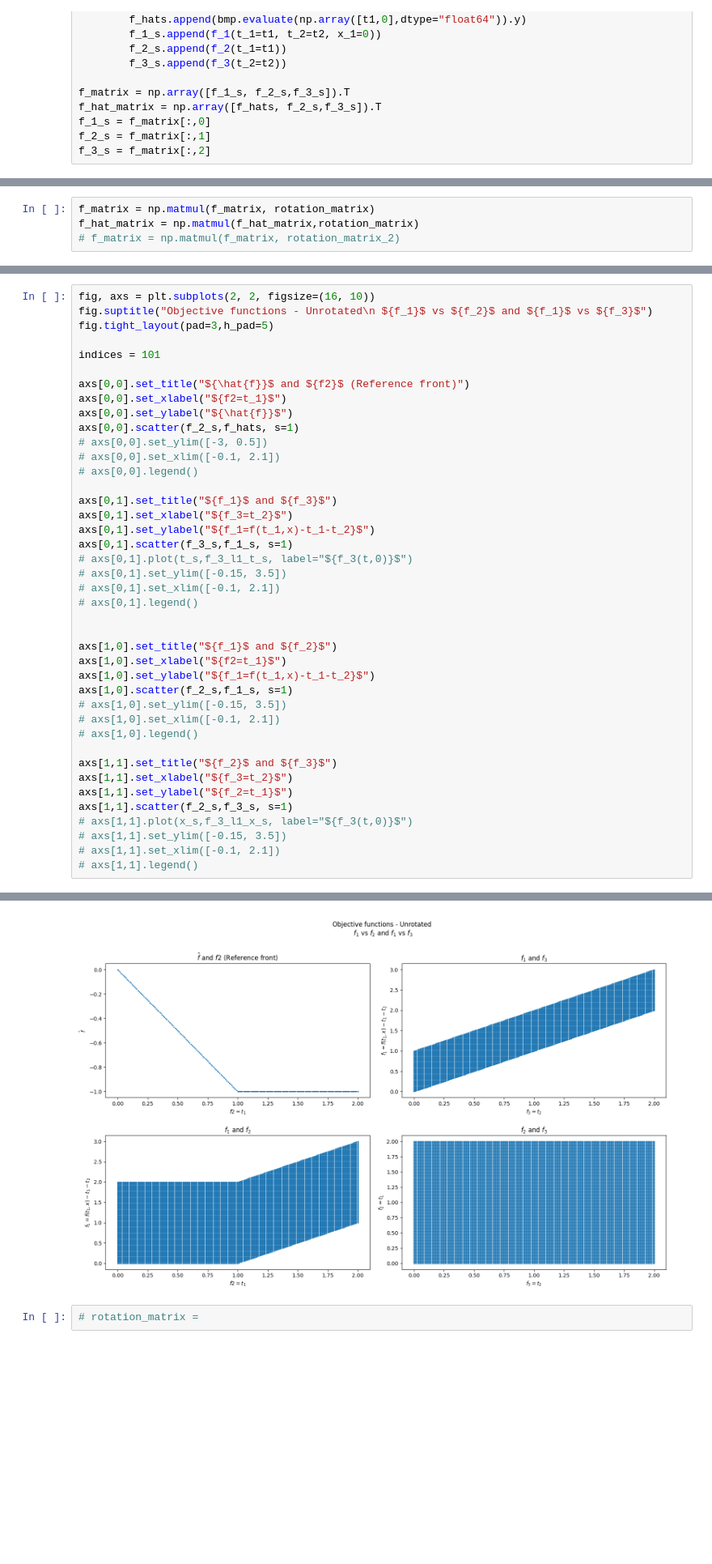
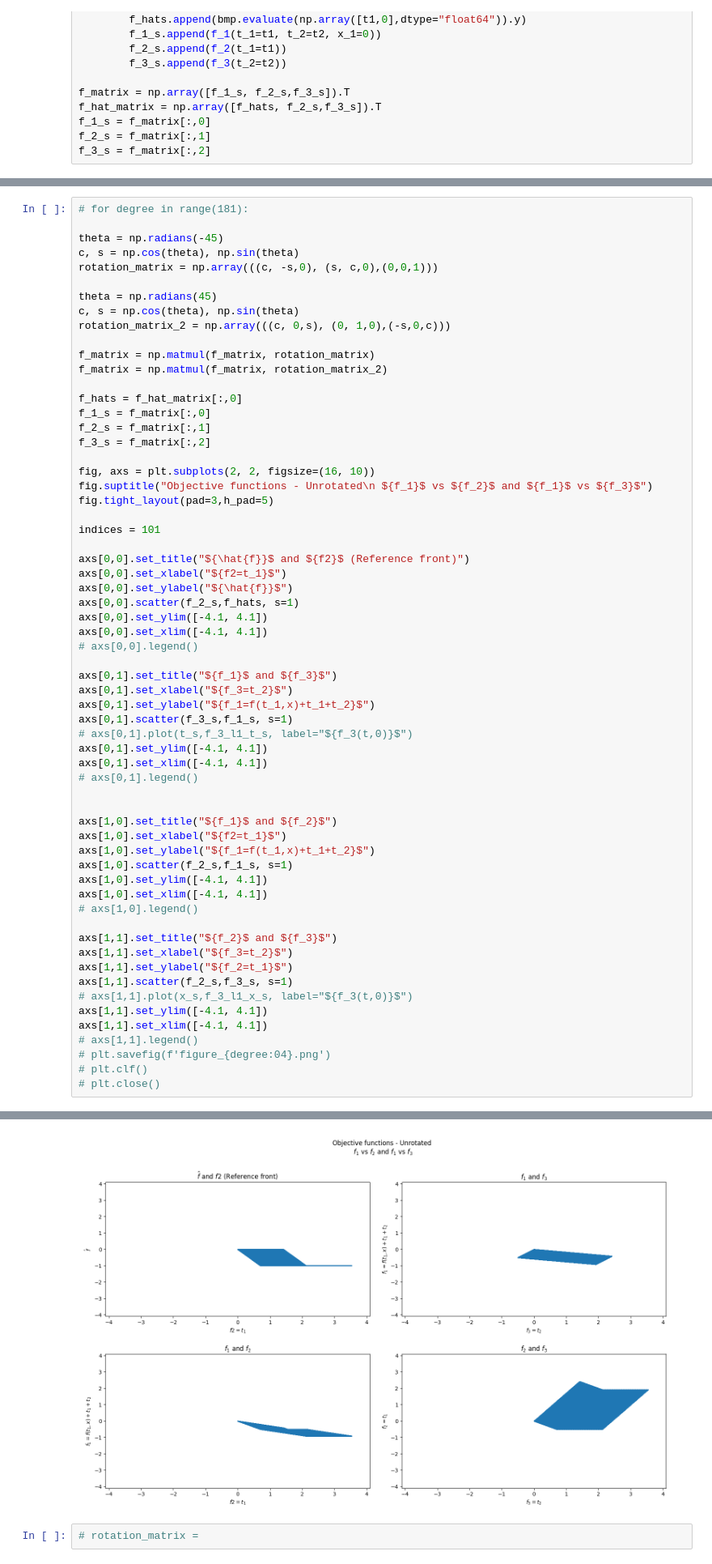
Before and after one commit to dsakurai/benchmark-visualizer, a Jupyter notebook: nd-playground.ipynb, the cells around one changed output, grey strips where cells are left out. Shown at 81% size. Cells and saved outputs as stored; diff of their text form; blank space fills up the shorter version.

```diff
--- a/nd-playground.ipynb
+++ b/nd-playground.ipynb
@@ -79,4 +48,0 @@ array([[0.70710678, 1.        , 0.70710678],
-# %%
-f_matrix = np.matmul(f_matrix, rotation_matrix)
-f_hat_matrix = np.matmul(f_hat_matrix,rotation_matrix)
-# f_matrix = np.matmul(f_matrix, rotation_matrix_2)
@@ -92,4 +49,22 @@ array([ 0.,  0.,  0., ..., -1., -1., -1.])
 # %%
+# for degree in range(181):
+
+theta = np.radians(-45)
+c, s = np.cos(theta), np.sin(theta)
+rotation_matrix = np.array(((c, -s,0), (s, c,0),(0,0,1)))
+
+theta = np.radians(45)
+c, s = np.cos(theta), np.sin(theta)
+rotation_matrix_2 = np.array(((c, 0,s), (0, 1,0),(-s,0,c)))
+
+f_matrix = np.matmul(f_matrix, rotation_matrix)
+f_matrix = np.matmul(f_matrix, rotation_matrix_2)
+
+f_hats = f_hat_matrix[:,0]
+f_1_s = f_matrix[:,0]
+f_2_s = f_matrix[:,1]
+f_3_s = f_matrix[:,2]
+
 fig, axs = plt.subplots(2, 2, figsize=(16, 10))
 fig.suptitle("Objective functions - Unrotated\n ${f_1}$ vs ${f_2}$ and ${f_1}$ vs ${f_3}$")
 fig.tight_layout(pad=3,h_pad=5)
@@ -100,26 +75,26 @@ axs[0,0].set_title("${\hat{f}}$ and ${f2}$ (Reference front)")
 axs[0,0].set_xlabel("${f2=t_1}$")
 axs[0,0].set_ylabel("${\hat{f}}$")
 axs[0,0].scatter(f_2_s,f_hats, s=1)
-# axs[0,0].set_ylim([-3, 0.5])
-# axs[0,0].set_xlim([-0.1, 2.1])
+axs[0,0].set_ylim([-4.1, 4.1])
+axs[0,0].set_xlim([-4.1, 4.1])
 # axs[0,0].legend()
 
 axs[0,1].set_title("${f_1}$ and ${f_3}$")
 axs[0,1].set_xlabel("${f_3=t_2}$")
-axs[0,1].set_ylabel("${f_1=f(t_1,x)-t_1-t_2}$")
+axs[0,1].set_ylabel("${f_1=f(t_1,x)+t_1+t_2}$")
 axs[0,1].scatter(f_3_s,f_1_s, s=1)
 # axs[0,1].plot(t_s,f_3_l1_t_s, label="${f_3(t,0)}$")
-# axs[0,1].set_ylim([-0.15, 3.5])
-# axs[0,1].set_xlim([-0.1, 2.1])
+axs[0,1].set_ylim([-4.1, 4.1])
+axs[0,1].set_xlim([-4.1, 4.1])
 # axs[0,1].legend()
 
 
 axs[1,0].set_title("${f_1}$ and ${f_2}$")
 axs[1,0].set_xlabel("${f2=t_1}$")
-axs[1,0].set_ylabel("${f_1=f(t_1,x)-t_1-t_2}$")
+axs[1,0].set_ylabel("${f_1=f(t_1,x)+t_1+t_2}$")
 axs[1,0].scatter(f_2_s,f_1_s, s=1)
-# axs[1,0].set_ylim([-0.15, 3.5])
-# axs[1,0].set_xlim([-0.1, 2.1])
+axs[1,0].set_ylim([-4.1, 4.1])
+axs[1,0].set_xlim([-4.1, 4.1])
 # axs[1,0].legend()
 
 axs[1,1].set_title("${f_2}$ and ${f_3}$")
@@ -127,7 +102,10 @@ axs[1,1].set_xlabel("${f_3=t_2}$")
 axs[1,1].set_ylabel("${f_2=t_1}$")
 axs[1,1].scatter(f_2_s,f_3_s, s=1)
 # axs[1,1].plot(x_s,f_3_l1_x_s, label="${f_3(t,0)}$")
-# axs[1,1].set_ylim([-0.15, 3.5])
-# axs[1,1].set_xlim([-0.1, 2.1])
+axs[1,1].set_ylim([-4.1, 4.1])
+axs[1,1].set_xlim([-4.1, 4.1])
 # axs[1,1].legend()
+# plt.savefig(f'figure_{degree:04}.png')
+# plt.clf()
+# plt.close()
 # %% [output]
@@ -135,4 +113,4 @@ axs[1,1].scatter(f_2_s,f_3_s, s=1)
-[figure, old version]
+[figure, new version]
 # %%
 # rotation_matrix =
 # %%
```
Also changed, not shown: parts of 9 cells of this notebook.
